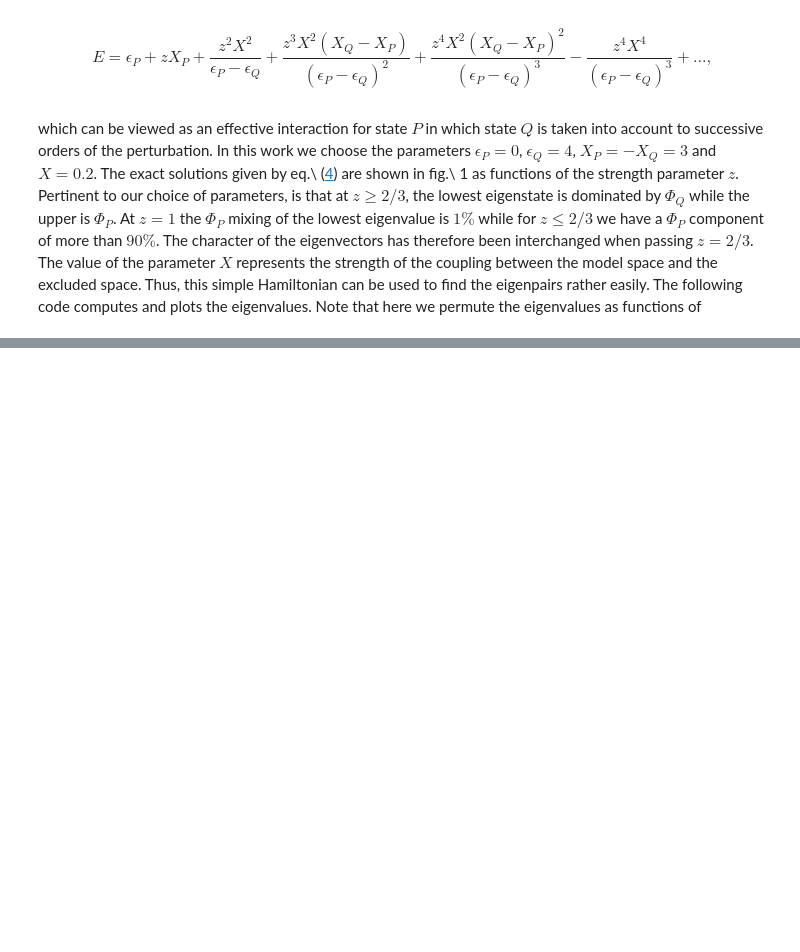
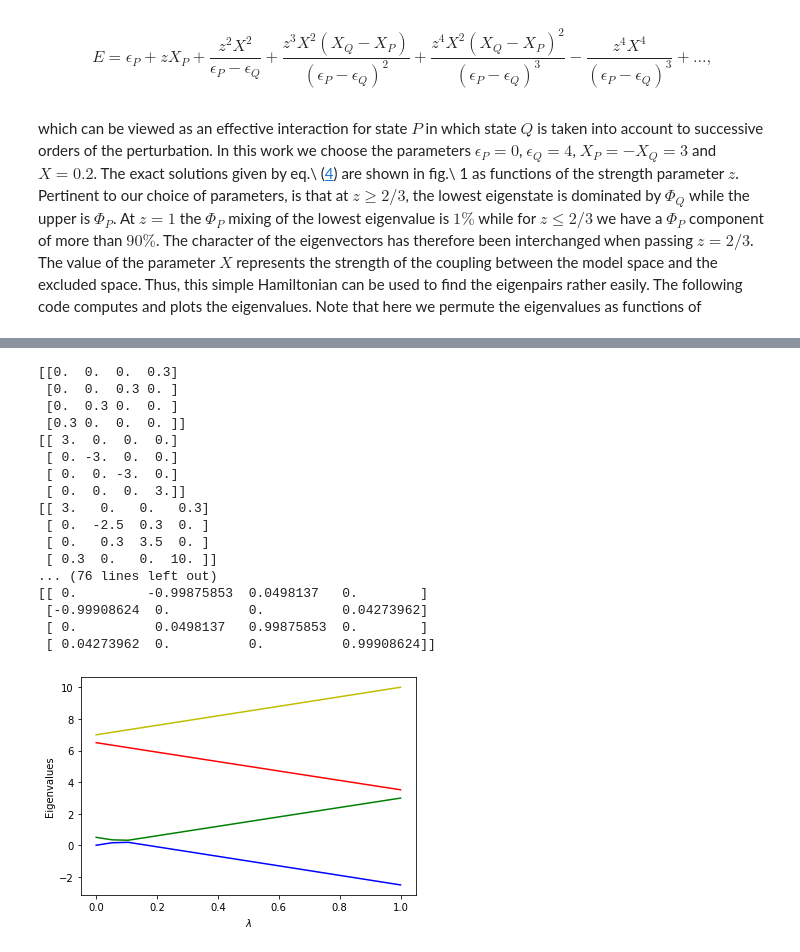
Before and after one commit to ManyBodyPhysics/QuantumProject, a Jupyter notebook: doc/src/PaperMaterial/model.ipynb, the cells around one changed output, grey strips where cells are left out. Drawn from its saved outputs; the diff is of its cells as text; code cells hidden in the pictures; blank space fills up the shorter version.

```diff
--- a/doc/src/PaperMaterial/model.ipynb
+++ b/doc/src/PaperMaterial/model.ipynb
@@ -150,40 +149,61 @@ plt.show()
 # %%
-
 %matplotlib inline
 
 from  matplotlib import pyplot as plt
 import numpy as np
 dim = 4
 Hamiltonian = np.zeros((dim,dim))
 #number of lambda values
-n = 10
+n = 20
 lmbd = np.linspace(0.,1.0,n)
-e0 = 0.0
-e1 = 4.0
-X = 0.20
+X = 0.30
 Xp = 3.0
+# Non-diagonal part as sigma_x tensor product with sigma_x
 sx = np.matrix([[0,1],[1,0]])
 sz = np.matrix([[1,0],[0,-1]])
 a = X*np.kron(sx, sx)
 b = Xp*np.kron(sz, sz)
-v = [0.0, 1.0, 4.0, 5.0]
+v = [0.0, 0.5, 6.5, 7.0]
 D = np.diag(v)
-
+print(a)
+print(b)
+print(D+a+b)
 Eigenvalue = np.zeros((dim,n))
 for i in range(n):
     Hamiltonian = lmbd[i]*(a+b)+D
     # diagonalize and obtain eigenvalues, not necessarily sorted
     EigValues, EigVectors = np.linalg.eig(Hamiltonian)
     # sort eigenvectors and eigenvalues
     permute = EigValues.argsort()
     EigValues = EigValues[permute]
     EigVectors = EigVectors[:,permute]
+    EigVectors = np.linalg.inv(EigVectors)
+    print(EigVectors)
     Eigenvalue[0,i] = EigValues[0]
     Eigenvalue[1,i] = EigValues[1]
     Eigenvalue[2,i] = EigValues[2]
     Eigenvalue[3,i] = EigValues[3]
 plt.plot(lmbd, Eigenvalue[0,:] ,'b-',lmbd, Eigenvalue[1,:],'g-',)
-plt.plot(lmbd, Eigenvalue[3,:] ,'r-',lmbd, Eigenvalue[3,:],'y-',)
+plt.plot(lmbd, Eigenvalue[2,:] ,'r-',lmbd, Eigenvalue[3,:],'y-',)
 plt.xlabel('$\lambda$')
 plt.ylabel('Eigenvalues')
-#plt.show()
+plt.show()
+# %% [output]
+[[0.  0.  0.  0.3]
+ [0.  0.  0.3 0. ]
+ [0.  0.3 0.  0. ]
+ [0.3 0.  0.  0. ]]
+[[ 3.  0.  0.  0.]
+ [ 0. -3.  0.  0.]
+ [ 0.  0. -3.  0.]
+ [ 0.  0.  0.  3.]]
+[[ 3.   0.   0.   0.3]
+ [ 0.  -2.5  0.3  0. ]
+ [ 0.   0.3  3.5  0. ]
+ [ 0.3  0.   0.  10. ]]
+... (76 lines left out)
+[[ 0.         -0.99875853  0.0498137   0.        ]
+ [-0.99908624  0.          0.          0.04273962]
+ [ 0.          0.0498137   0.99875853  0.        ]
+ [ 0.04273962  0.          0.          0.99908624]]
+[figure, added]
```
Also changed, not shown: parts of 1 cell of this notebook, 1 other file.
